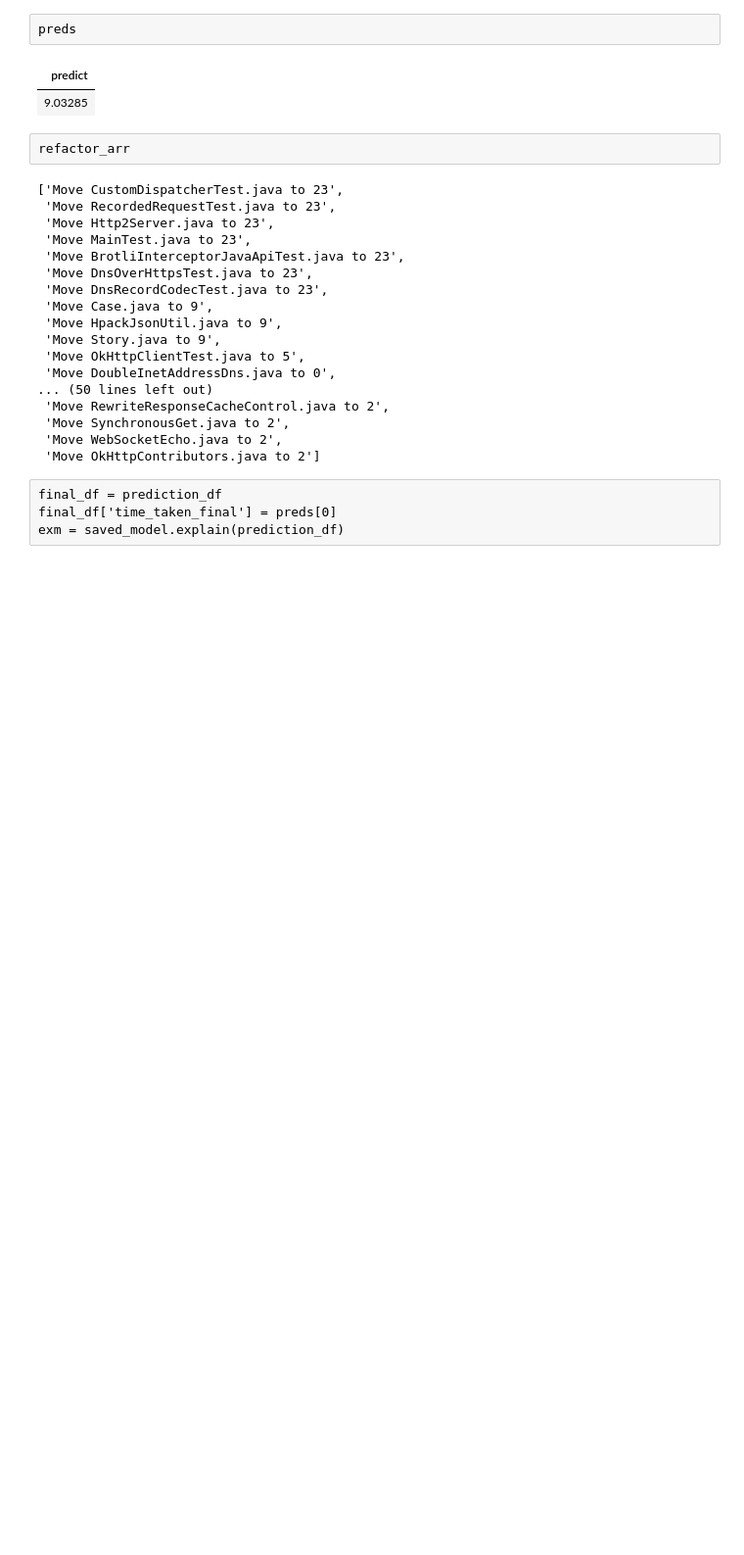
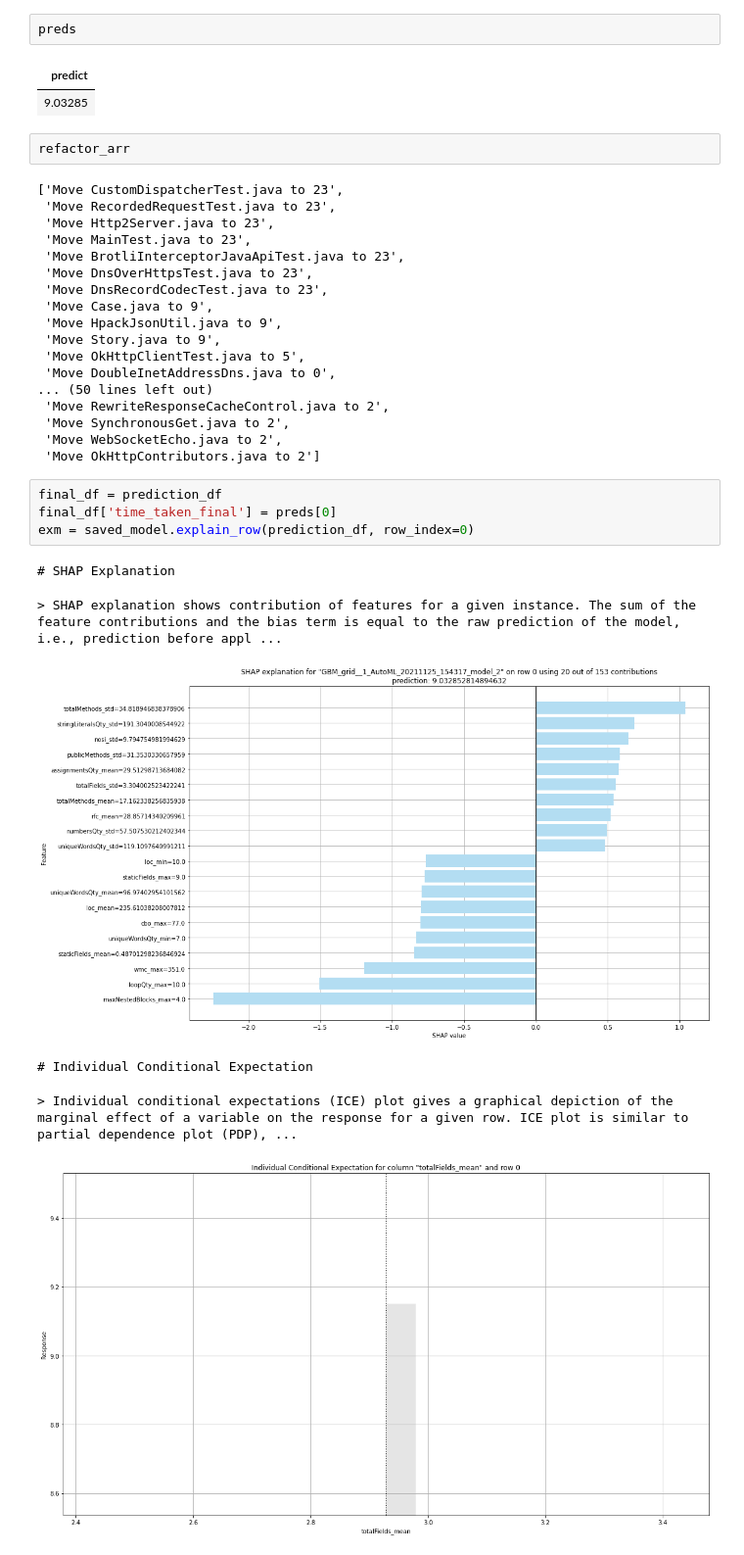
Before and after one commit to alvintanjianjia/SoftwareRemodularization, a Jupyter notebook: Effort_Estimation_4_Prediction.ipynb, the cells around one changed output. Shown: that part at 98% size. Drawn from its saved outputs; the diff is of its cells as text; blank space fills up the shorter version.

Commit message:
Added invidual shap explanation for predictions.

```diff
--- a/Effort_Estimation_4_Prediction.ipynb
+++ b/Effort_Estimation_4_Prediction.ipynb
@@ -504,7 +512,14 @@ refactor_arr
  'Move SynchronousGet.java to 2',
  'Move WebSocketEcho.java to 2',
  'Move OkHttpContributors.java to 2']
-# %% [raw]
-final_df = prediction_df
-final_df['time_taken_final'] = preds[0]
-exm = saved_model.explain(prediction_df)
+# %%
+final_df = prediction_df
+final_df['time_taken_final'] = preds[0]
+exm = saved_model.explain_row(prediction_df, row_index=0)
+# %% [output]
+# SHAP Explanation
+> SHAP explanation shows contribution of features for a given instance. The sum of the feature contributions and the bias term is equal to the raw prediction of the model, i.e., prediction before appl ...
+[figure, added]
+# Individual Conditional Expectation
+> Individual conditional expectations (ICE) plot gives a graphical depiction of the marginal effect of a variable on the response for a given row. ICE plot is similar to partial dependence plot (PDP), ...
+[figure, added]
```
Also changed, not shown: parts of 2 cells of this notebook, 3 other files.
